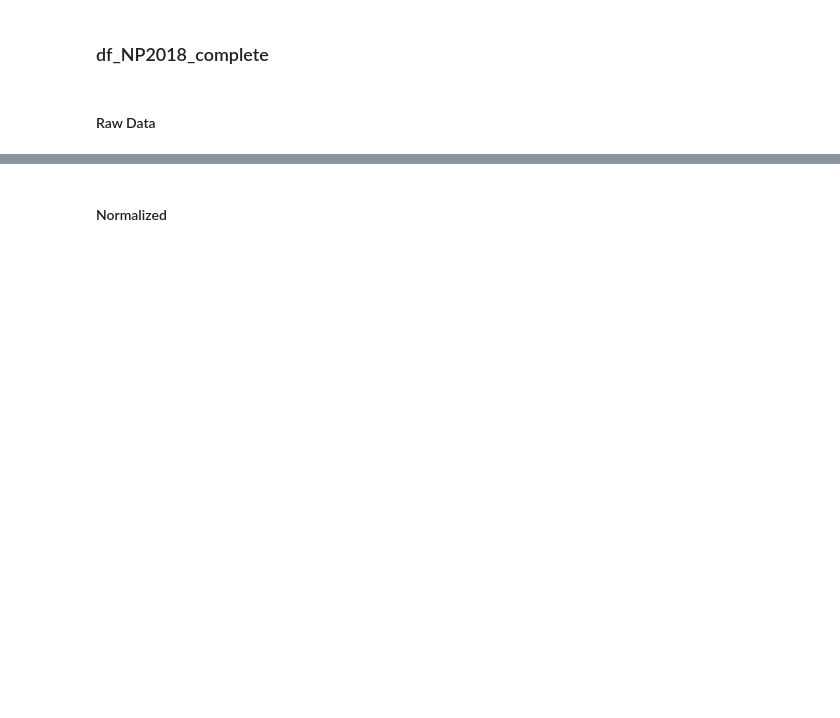
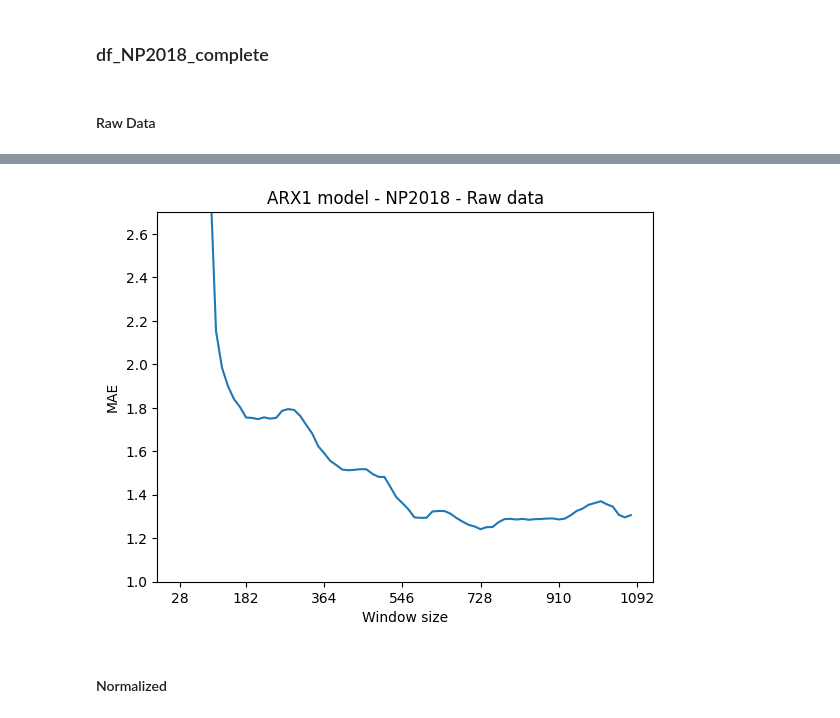
Before and after one commit to piovesanaedoardo/Project_Predictive-Analytics, a Jupyter notebook: main.ipynb, the cells around one changed output, grey strips where cells are left out. Drawn from its saved outputs; the diff is of its cells as text; code cells hidden in the pictures; blank space fills up the shorter version.

```diff
--- a/main.ipynb
+++ b/main.ipynb
@@ -286,14 +297,16 @@ print(errors_mean_ARX1_NP_Raw)
 # %%
 window_list = list(range(28,1092,14))
 plt.plot(window_list, errors_mean_ARX1_NP_Raw)
 plt.xlabel('Window size')
 plt.ylabel('MAE')
 plt.title('ARX1 model - NP2018 - Raw data')
 xticks = [28, 182, 364, 546, 728, 910, 1092]
 plt.xticks(xticks)
 # plt.grid()
-plt.ylim(0, 3)
+plt.ylim(1, 2.7)
 plt.show()
+# %% [output]
+[figure, added]
 # %% [markdown]
 #### Normalized
 # %%
```
Also changed, not shown: parts of 47 cells of this notebook.
